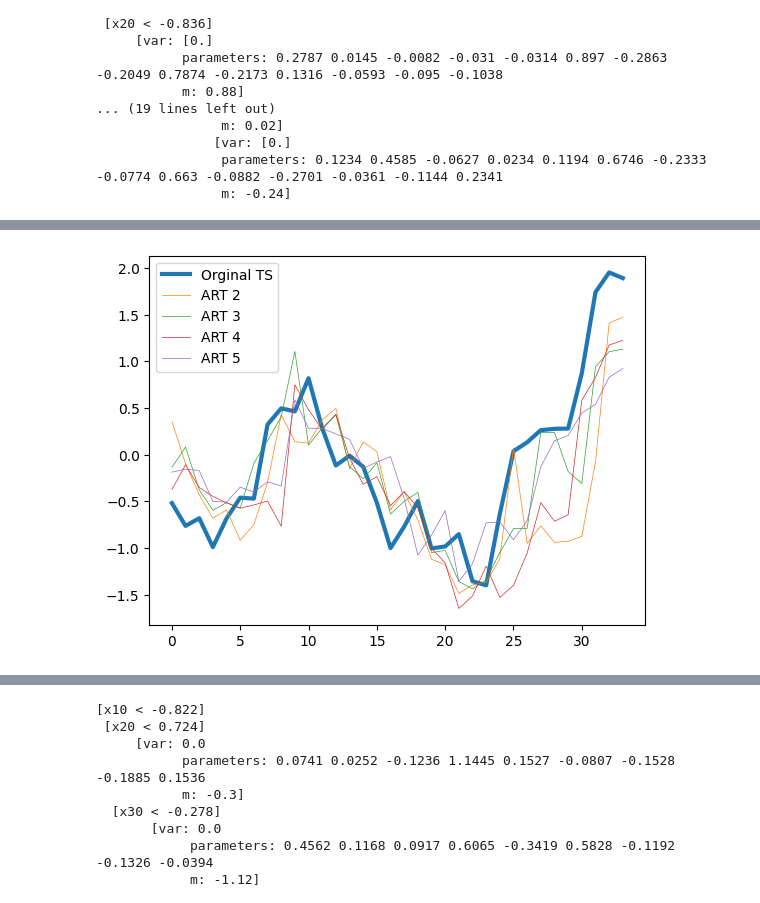
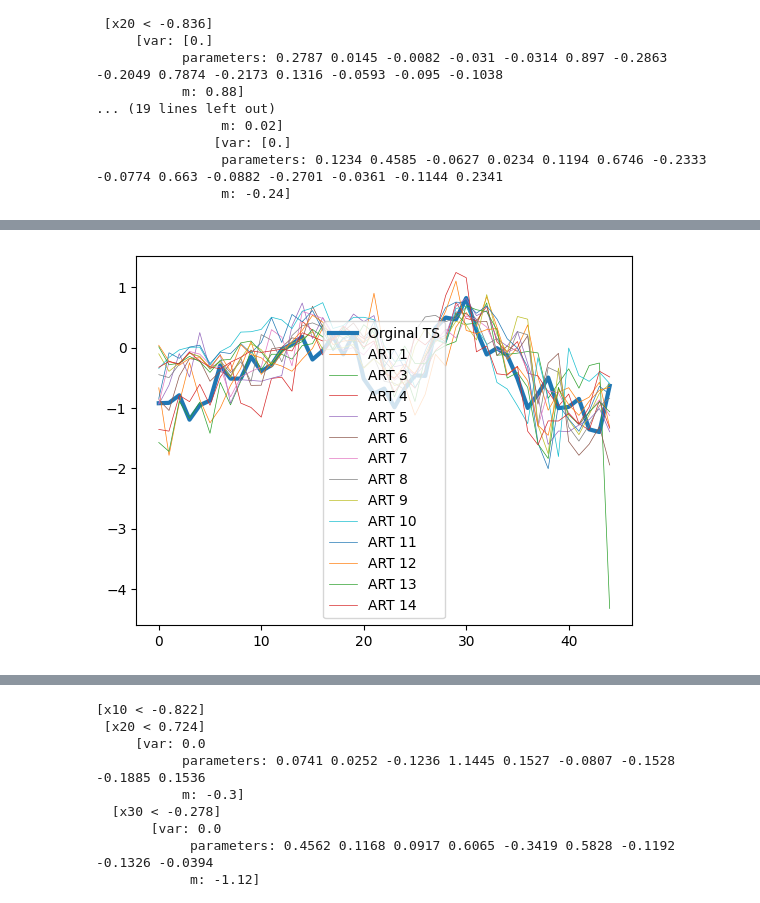
Before and after one commit to TiesHRL/DyART, a Jupyter notebook: Code/Test_script.ipynb, the cells around one changed output, grey strips where cells are left out. Saved outputs shown, nothing was run; the diff lists cells and outputs as text; code cells hidden in the pictures.

```diff
--- a/Code/Test_script.ipynb
+++ b/Code/Test_script.ipynb
@@ -701,7 +701,7 @@ def time_series_pred(data, time_series_index, pred_method, max_p, preprocessing_
             comb_val = np.concatenate(valid, axis=1)
 
             ART = AutoregressiveTree(p)
-            tree = ART.build_tree(d, d_exog, 10, 10)
+            tree = ART.build_tree(d, d_exog, 40, 3)
             tree_list.append(tree)
 
             valid_prediction = []
@@ -751,7 +751,7 @@ def hit_rate(ts_true, ts_pred):
     diff_pred = np.diff(ts_pred)
     return np.sum(np.sign(diff_true) == np.sign(diff_pred)) / len(diff_true)
 # %%
-max_p= 5
+max_p= 20
 hit_rate_ART_all_samples = []
 hit_rate_AR_all_samples = []
 rmse_ART_all_samples = []
@@ -785,14 +801,14 @@ Processing... time series number:  0
 # %%
-plt.plot(Ground_truth_diff[20:], label = "Orginal TS", linewidth = '3')
+plt.plot(Ground_truth_diff[:], label = "Orginal TS", linewidth = '3')
 # print(len(Ground_truth))
 for i, pred in enumerate(valid_prediction_diff_ART_list):
-        if i != 0:
-                plt.plot(pred[20:], label = "ART {}".format(i+1), linewidth = '0.5')
+        if i != 1:
+                plt.plot(pred[:], label = "ART {}".format(i+1), linewidth = '0.5')
         # print(len(pred))
 
 plt.legend()
 
 plt.show()
 # %% [output]
-[figure, old version]
+[figure, new version]
 # %%
```
Also changed, not shown: parts of 4 cells of this notebook, 15 other files.
